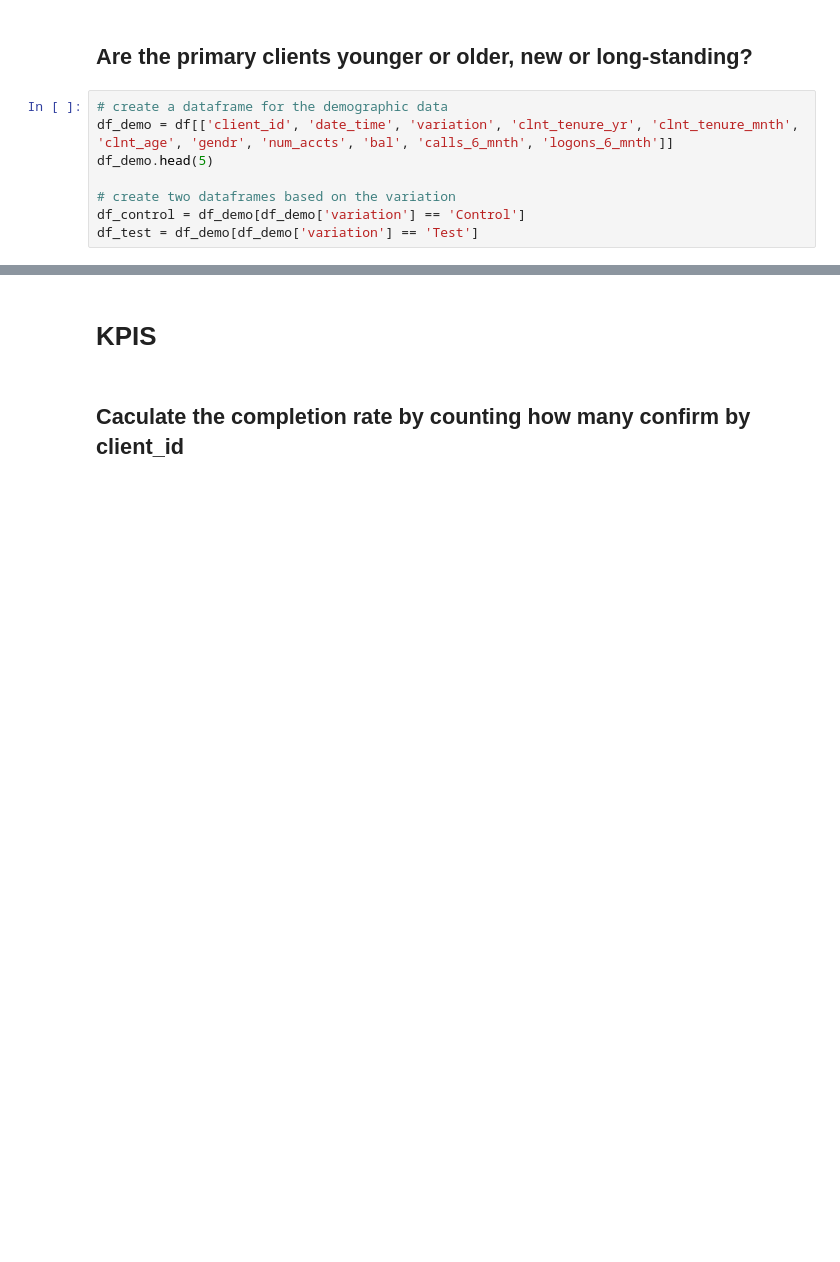
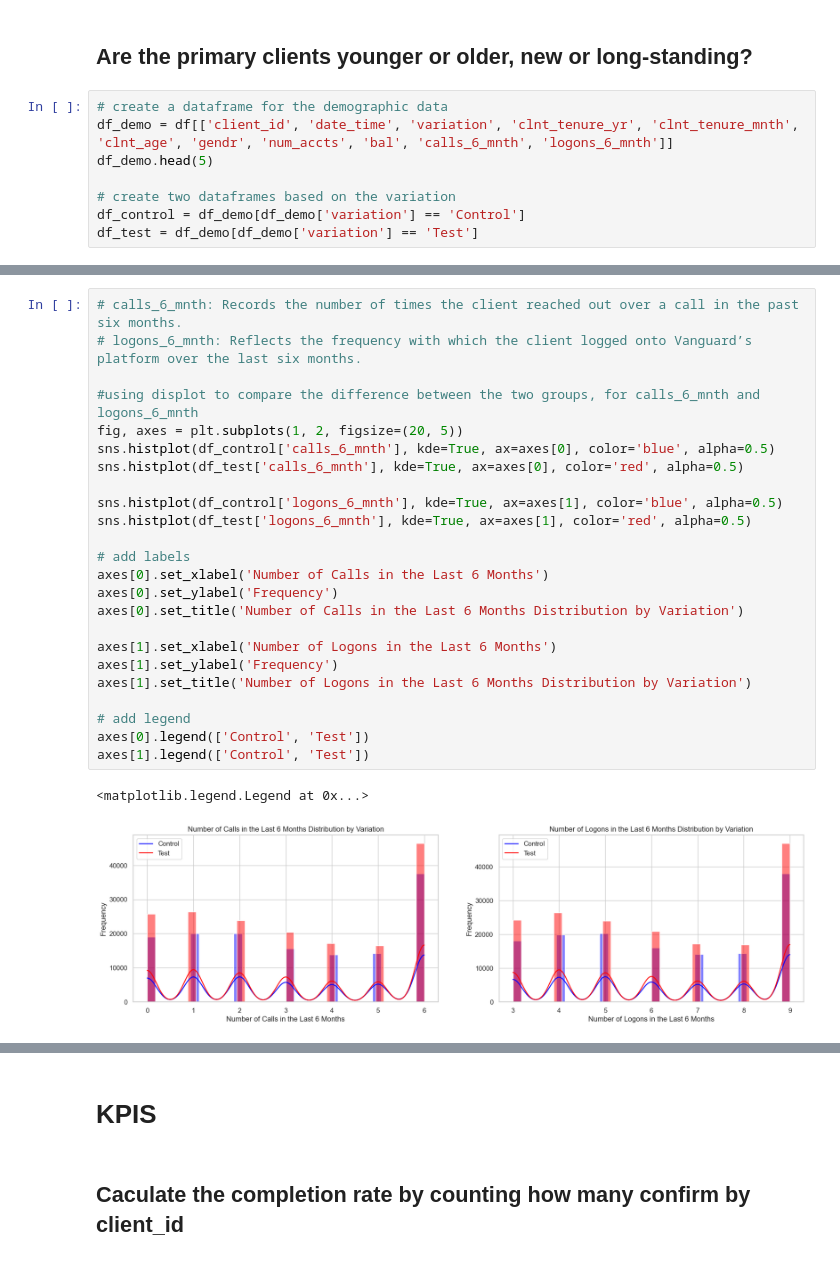
Before and after one commit to MustafaAldabbas/Project-Two-Big, a Jupyter notebook: Notebooks/Dan.ipynb, the cells around one changed output, grey strips where cells are left out. Cells and saved outputs as stored; diff of their text form; blank space fills up the shorter version.

```diff
--- a/Notebooks/Dan.ipynb
+++ b/Notebooks/Dan.ipynb
@@ -185,3 +222,30 @@ pd.crosstab(df_final_demo['gendr'], df_final_demo['num_accts'], margins=True)
+# %%
+# calls_6_mnth: Records the number of times the client reached out over a call in the past six months.
+# logons_6_mnth: Reflects the frequency with which the client logged onto Vanguard’s platform over the last six months.
+
+#using displot to compare the difference between the two groups, for calls_6_mnth and logons_6_mnth
+fig, axes = plt.subplots(1, 2, figsize=(20, 5))
+sns.histplot(df_control['calls_6_mnth'], kde=True, ax=axes[0], color='blue', alpha=0.5)
+sns.histplot(df_test['calls_6_mnth'], kde=True, ax=axes[0], color='red', alpha=0.5)
+
+sns.histplot(df_control['logons_6_mnth'], kde=True, ax=axes[1], color='blue', alpha=0.5)
+sns.histplot(df_test['logons_6_mnth'], kde=True, ax=axes[1], color='red', alpha=0.5)
+
+# add labels
+axes[0].set_xlabel('Number of Calls in the Last 6 Months')
+axes[0].set_ylabel('Frequency')
+axes[0].set_title('Number of Calls in the Last 6 Months Distribution by Variation')
+
+axes[1].set_xlabel('Number of Logons in the Last 6 Months')
+axes[1].set_ylabel('Frequency')
+axes[1].set_title('Number of Logons in the Last 6 Months Distribution by Variation')
+
+# add legend
+axes[0].legend(['Control', 'Test'])
+axes[1].legend(['Control', 'Test'])
+# %% [output]
+<matplotlib.legend.Legend at 0x...>
+[figure, added]
 # %%
 # pie chart to show the distribution of the variation
 plt.figure(figsize=(10, 7))
```
Also changed, not shown: parts of 26 cells of this notebook.
